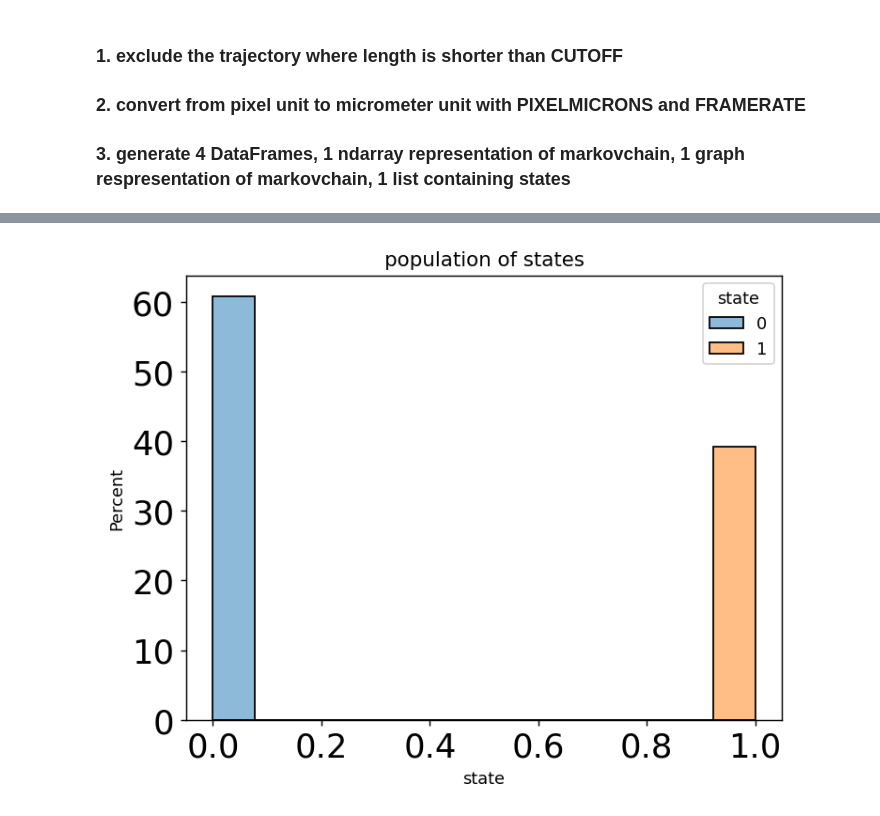
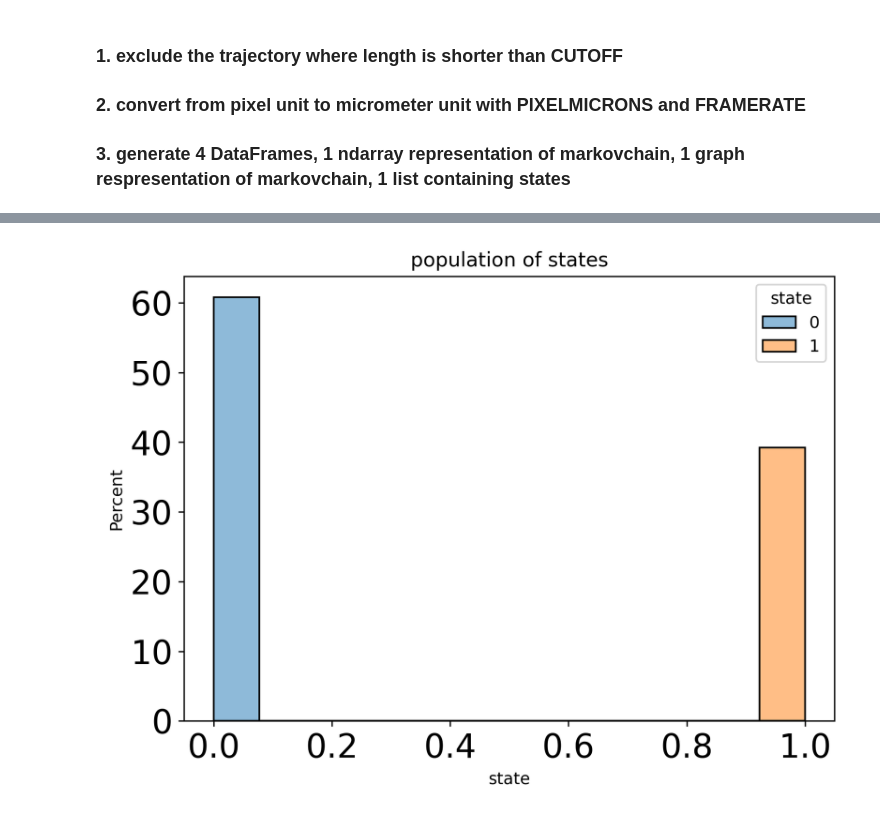
Before and after one commit to JunwooParkSaribu/spt_analysis, a Jupyter notebook: analysis_notebook.ipynb, the cells around one changed output, grey strips where cells are left out. Cells and saved outputs as stored; diff of their text form; code cells hidden in the pictures.

```diff
--- a/analysis_notebook.ipynb
+++ b/analysis_notebook.ipynb
@@ -15,7 +15,7 @@ FRAMERATE = 0.01
 CUTOFF = 5
 FOLDER = 'condition2'
 number_of_bins = 50
-figure_resolution_in_dpi = 128
+figure_resolution_in_dpi = 256
 figure_font_size = 20
 # %%
 def curve(time, k, alpha):
@@ -104,13 +103,13 @@ plt.show()
 # %%
 #p3: histogram of states
 plt.figure(f'p3', dpi=figure_resolution_in_dpi)
 p3 = sns.histplot(data=analysis_data1, x="state", stat='percent', hue='state')
 p3.set_title(f'population of states')
 plt.yticks(fontsize=figure_font_size)
 plt.xticks(fontsize=figure_font_size)
-plt.show()
+plt.tight_layout()
 # %% [output]
-[figure, old version]
+[figure, new version]
 # %%
 #p4: state transition probability
 plt.figure(f'p4', dpi=figure_resolution_in_dpi)
```
Also changed, not shown: parts of 10 cells of this notebook, 3 other files.
